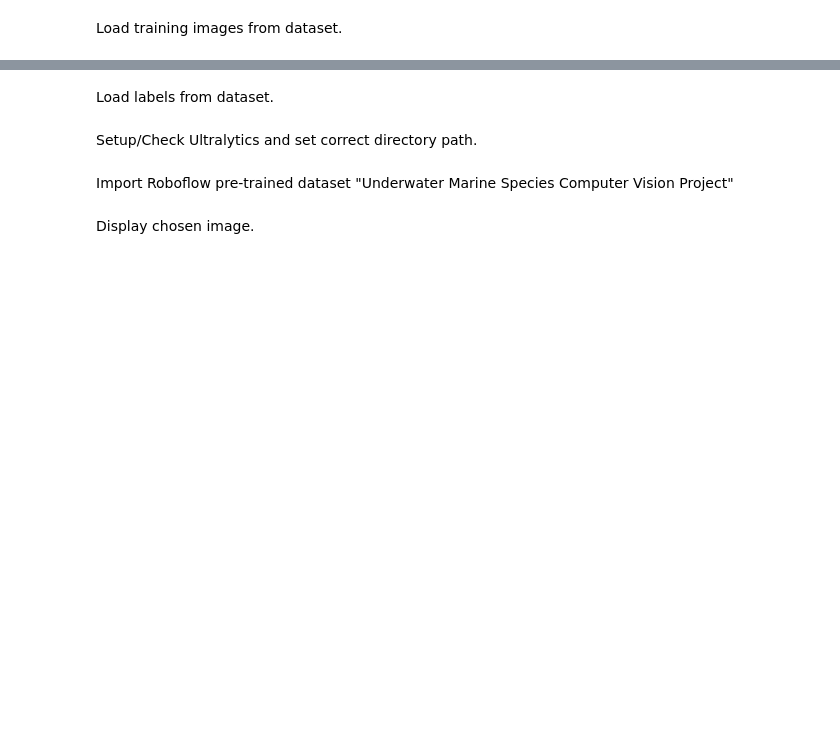
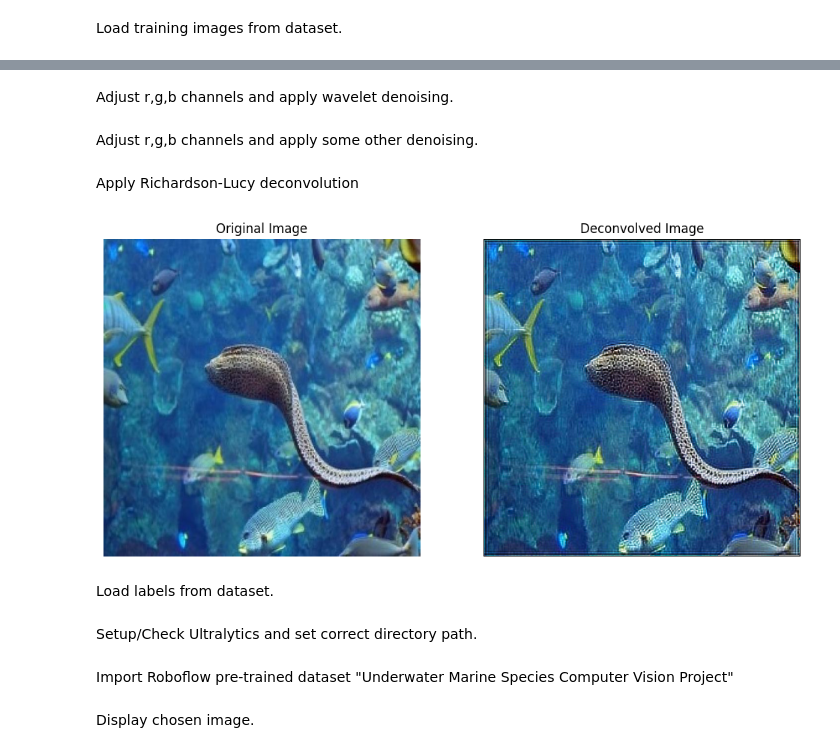
Before and after one commit to L-Needham/SEAING-CLEARLY, a Jupyter notebook: Test_1_Main.ipynb, the cells around one changed output, grey strips where cells are left out. Cells and saved outputs as stored; diff of their text form; code cells hidden in the pictures; blank space fills up the shorter version.

```diff
--- a/Test_1_Main.ipynb
+++ b/Test_1_Main.ipynb
@@ -37,2 +80,4 @@ Apply image enhancements.
+# %% [markdown]
+Adjust r,g,b channels and apply wavelet denoising.
 # %%
 # Enhancements only applied on one image for testing purposes atm and doesn't use the code above.
@@ -64,3 +106,5 @@ ax[1].set_title('Enhanced Image')
 ax[1].axis('off')
 
 plt.show()
+# %% [markdown]
+Adjust r,g,b channels and apply some other denoising.
@@ -67,3 +113,29 @@ plt.show()
+# %% [markdown]
+Apply Richardson-Lucy deconvolution
+# %%
+import numpy as np
+from scipy.signal import convolve2d
+from skimage.restoration import richardson_lucy
+
+image = io.imread('C:/Users/needh/OneDrive/Documents/Uni/2024/Sem_2_2024/ICT342/SEAING/Training Images/Underwater Marine Species.v6-marinedataset_v5.yolov8/train/images/0HM9KWRRG6FN_jpg.rf.58681507bb0c920c258c1699ec9a6175.jpg')
+image = img_as_float(image)
+
+# Apply Richardson-Lucy deconvolution
+psf = np.ones((5, 5, 1)) / 25  # Point Spread Function (PSF)
+deconvolved_image = richardson_lucy(image, psf, num_iter=30)
+
+# Display the original and deconvolved images
+fig, ax = plt.subplots(1, 2, figsize=(12, 6))
+ax[0].imshow(image)
+ax[0].set_title('Original Image')
+ax[0].axis('off')
+ax[1].imshow(deconvolved_image)
+ax[1].set_title('Deconvolved Image')
+ax[1].axis('off')
+
+plt.show()
+# %% [output]
+[figure, added]
 # %% [markdown]
 Load labels from dataset.
 # %%
```
Also changed, not shown: parts of 6 cells of this notebook.
